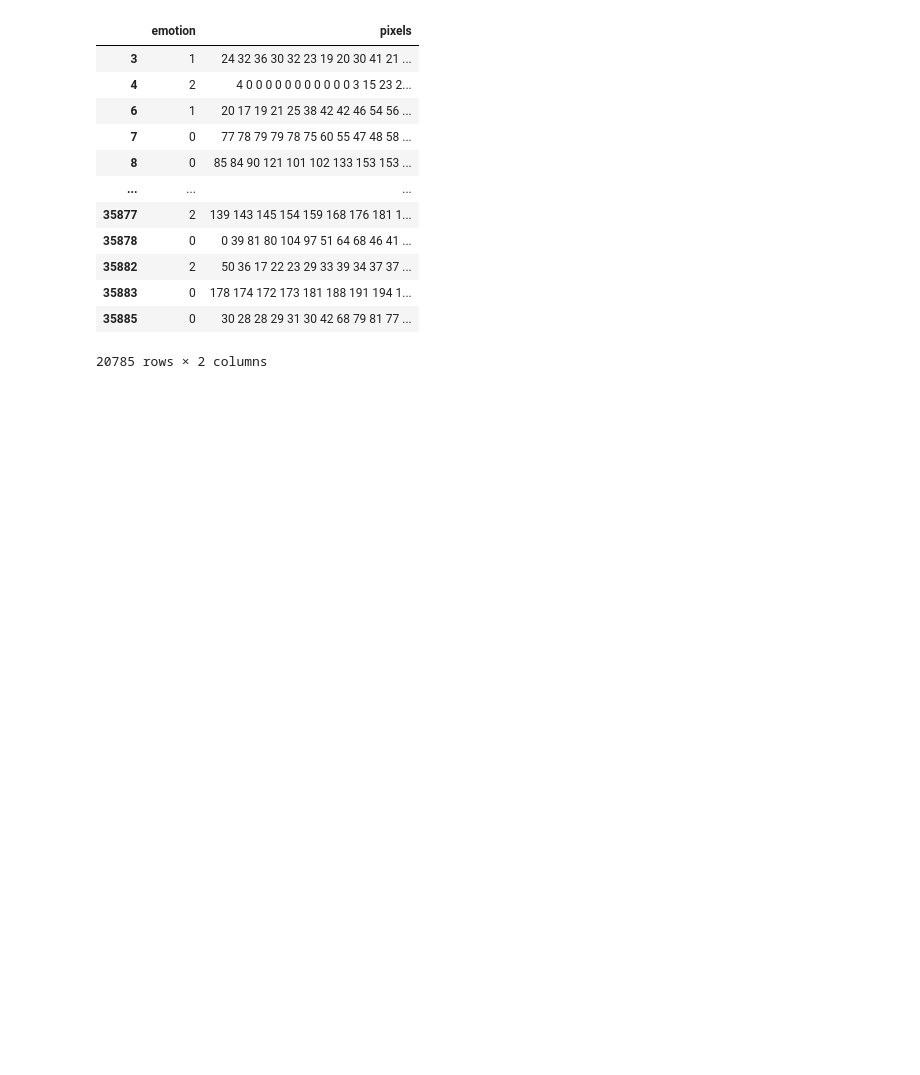
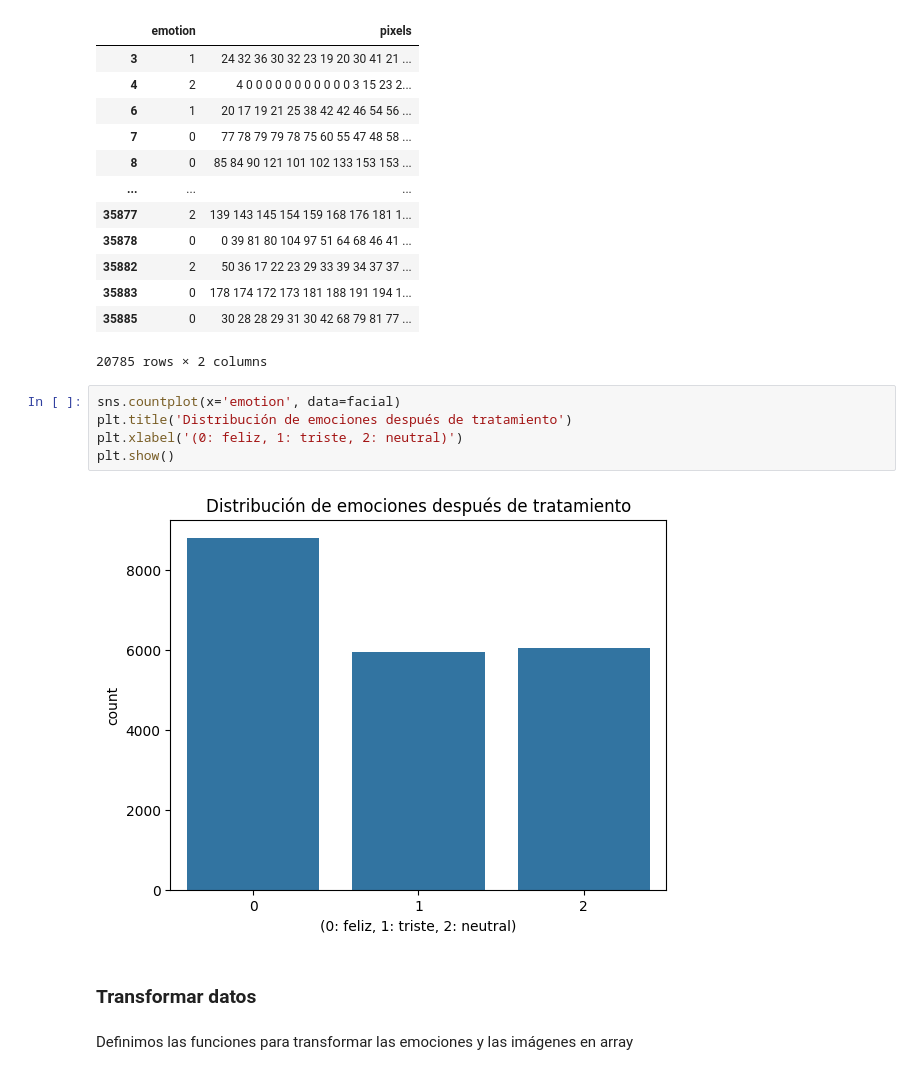
Before and after one commit to mariasnchez/BeatBuddy, a Jupyter notebook: archivos/Reconocimiento_preparacion_datos.ipynb, the cells around one changed output. Cells and saved outputs as stored; diff of their text form; blank space fills up the shorter version.

```diff
--- a/archivos/Reconocimiento_preparacion_datos.ipynb
+++ b/archivos/Reconocimiento_preparacion_datos.ipynb
@@ -90,3 +90,14 @@ facial
 | 35883 | 0 | 178 174 172 173 181 188 191 194 1... |
 | 35885 | 0 | 30 28 28 29 31 30 42 68 79 81 77 ... |
 20785 rows × 2 columns
+# %%
+sns.countplot(x='emotion', data=facial)
+plt.title('Distribución de emociones después de tratamiento')
+plt.xlabel('(0: feliz, 1: triste, 2: neutral)')
+plt.show()
+# %% [output]
+[figure, added]
+# %% [markdown]
+### Transformar datos
+# %% [markdown]
+Definimos las funciones para transformar las emociones y las imágenes en array
```
Also changed, not shown: parts of 13 cells of this notebook, 2 other files.
